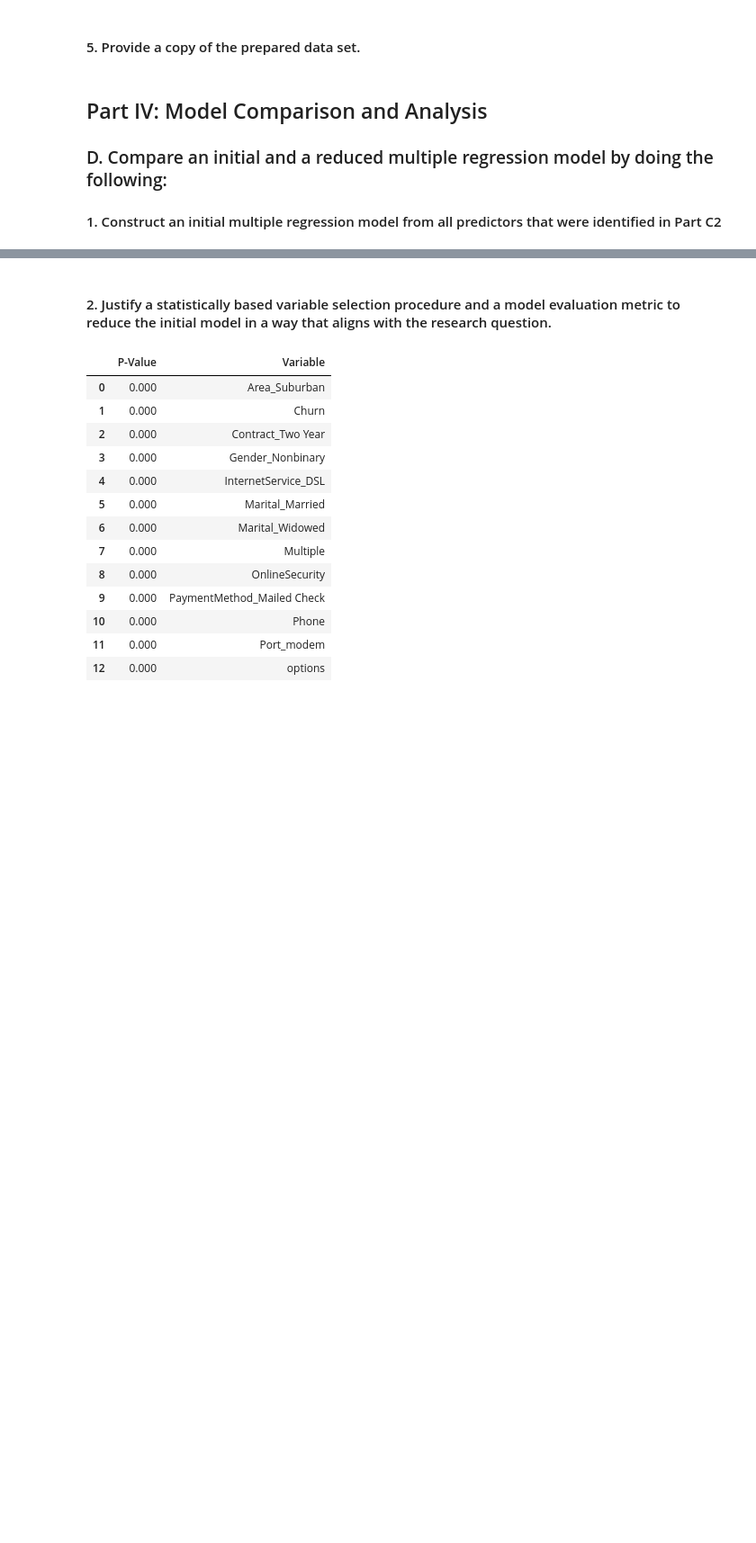
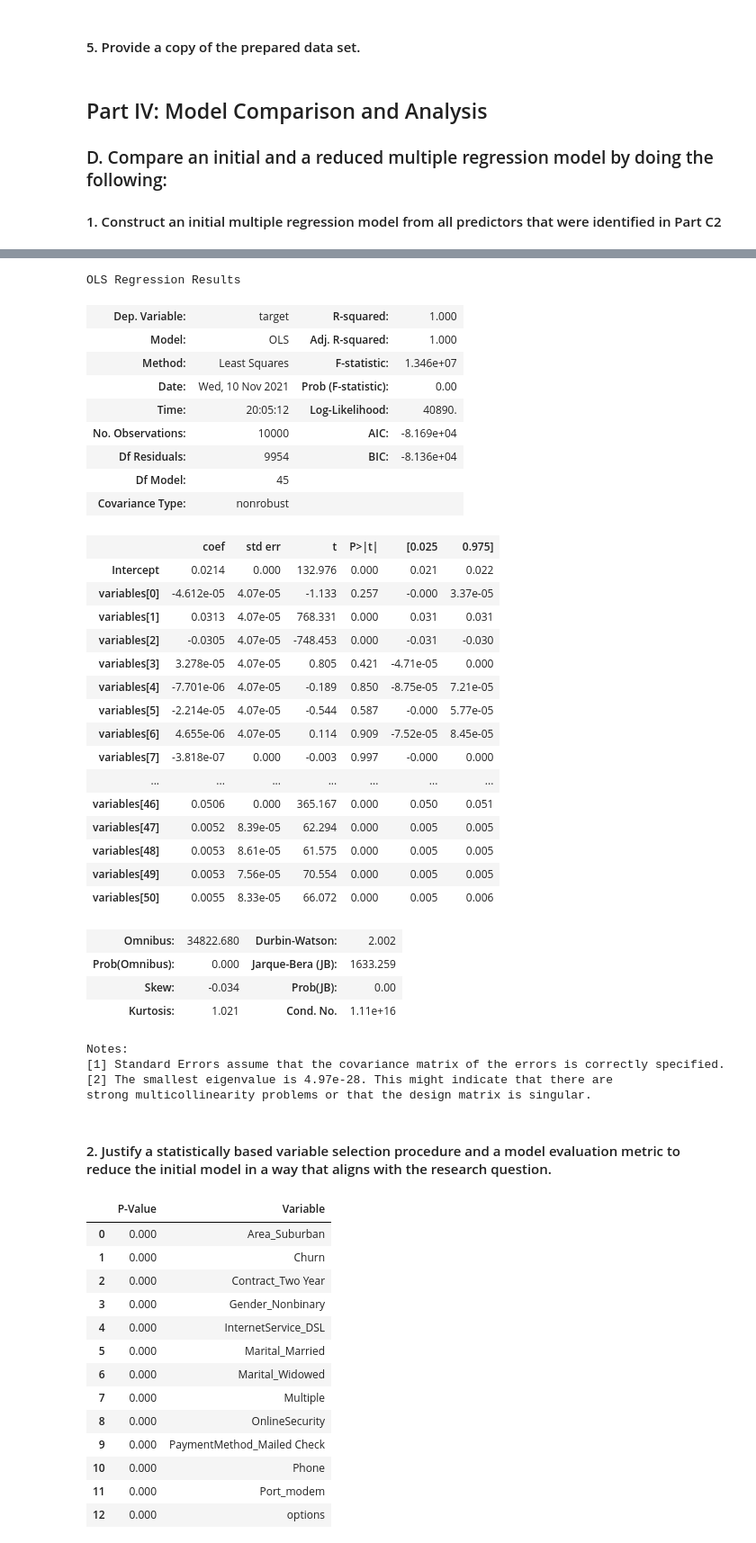
Before and after one commit to freyjagarner/D208, a Jupyter notebook: D208_Task1.ipynb, the cells around one changed output, grey strips where cells are left out. Shown at 90% size. Cells and saved outputs as stored; diff of their text form; code cells hidden in the pictures; blank space fills up the shorter version.

```diff
--- a/D208_Task1.ipynb
+++ b/D208_Task1.ipynb
@@ -418,3 +398,44 @@ for i in X_test.columns:
+# %%
+from statsmodels.formula.api import ols
+target = dummy_df['Tenure']
+variables = dummy_df.loc[ : , dummy_df.columns != 'Tenure']
+model = ols('target~variables', data=df).fit()
+model.summary()
+# %% [output]
+OLS Regression Results
+| Dep. Variable: | target | R-squared: | 1.000 |
+| Model: | OLS | Adj. R-squared: | 1.000 |
+| Method: | Least Squares | F-statistic: | 1.346e+07 |
+| Date: | Wed, 10 Nov 2021 | Prob (F-statistic): | 0.00 |
+| Time: | 20:05:12 | Log-Likelihood: | 40890. |
+| No. Observations: | 10000 | AIC: | -8.169e+04 |
+| Df Residuals: | 9954 | BIC: | -8.136e+04 |
+| Df Model: | 45 |  |  |
+| Covariance Type: | nonrobust |  |  |
+|  | coef | std err | t | P>|t| | [0.025 | 0.975] |
+| Intercept | 0.0214 | 0.000 | 132.976 | 0.000 | 0.021 | 0.022 |
+| variables[0] | -4.612e-05 | 4.07e-05 | -1.133 | 0.257 | -0.000 | 3.37e-05 |
+| variables[1] | 0.0313 | 4.07e-05 | 768.331 | 0.000 | 0.031 | 0.031 |
+| variables[2] | -0.0305 | 4.07e-05 | -748.453 | 0.000 | -0.031 | -0.030 |
+| variables[3] | 3.278e-05 | 4.07e-05 | 0.805 | 0.421 | -4.71e-05 | 0.000 |
+| variables[4] | -7.701e-06 | 4.07e-05 | -0.189 | 0.850 | -8.75e-05 | 7.21e-05 |
+| variables[5] | -2.214e-05 | 4.07e-05 | -0.544 | 0.587 | -0.000 | 5.77e-05 |
+| variables[6] | 4.655e-06 | 4.07e-05 | 0.114 | 0.909 | -7.52e-05 | 8.45e-05 |
+| variables[7] | -3.818e-07 | 0.000 | -0.003 | 0.997 | -0.000 | 0.000 |
+| ... | ... | ... | ... | ... | ... | ... |
+| variables[46] | 0.0506 | 0.000 | 365.167 | 0.000 | 0.050 | 0.051 |
+| variables[47] | 0.0052 | 8.39e-05 | 62.294 | 0.000 | 0.005 | 0.005 |
+| variables[48] | 0.0053 | 8.61e-05 | 61.575 | 0.000 | 0.005 | 0.005 |
+| variables[49] | 0.0053 | 7.56e-05 | 70.554 | 0.000 | 0.005 | 0.005 |
+| variables[50] | 0.0055 | 8.33e-05 | 66.072 | 0.000 | 0.005 | 0.006 |
+| Omnibus: | 34822.680 | Durbin-Watson: | 2.002 |
+| Prob(Omnibus): | 0.000 | Jarque-Bera (JB): | 1633.259 |
+| Skew: | -0.034 | Prob(JB): | 0.00 |
+| Kurtosis: | 1.021 | Cond. No. | 1.11e+16 |
+Notes:
+[1] Standard Errors assume that the covariance matrix of the errors is correctly specified.
+[2] The smallest eigenvalue is 4.97e-28. This might indicate that there are
+strong multicollinearity problems or that the design matrix is singular.
 # %% [markdown]
 #### 2.  Justify a statistically based variable selection procedure and a model evaluation metric to reduce the initial model in a way that aligns with the research question.
 # %%
```
Also changed, not shown: parts of 16 cells of this notebook, 3 other files.
